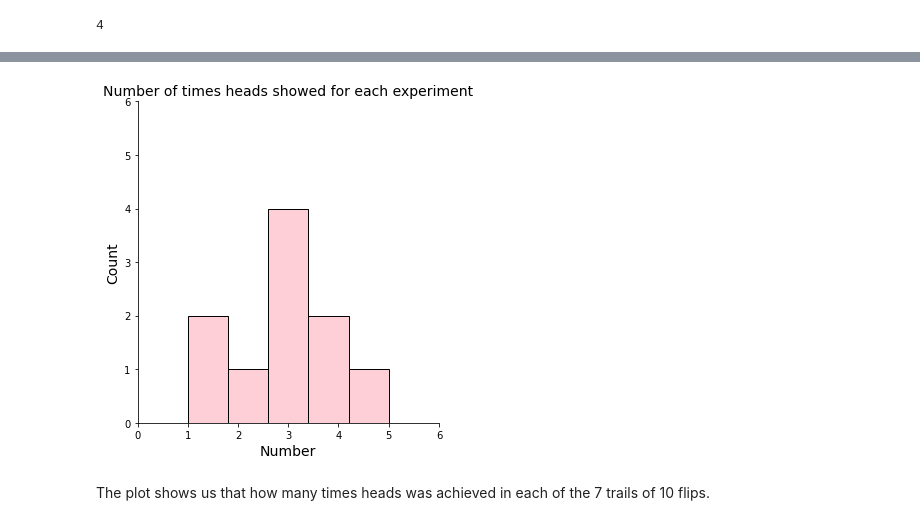
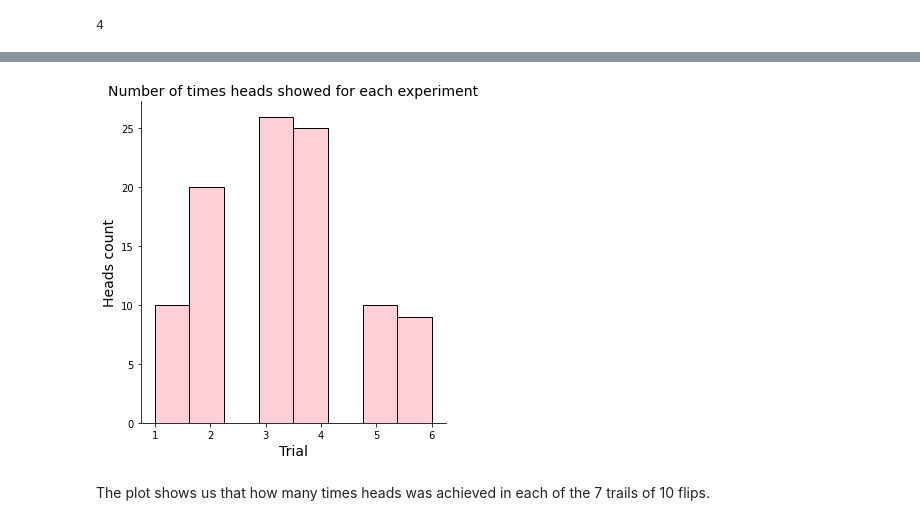
Before and after one commit to Michelleoc/programming-for-data-analysis-assignment, a Jupyter notebook: numpy-random-assignment.ipynb, the cells around one changed output, grey strips where cells are left out. Drawn from its saved outputs; the diff is of its cells as text; code cells hidden in the pictures.

```diff
--- a/numpy-random-assignment.ipynb
+++ b/numpy-random-assignment.ipynb
@@ -511,13 +563,11 @@ array([3, 2, 4, 4, 4, 5, 4, 5, 5, 4], dtype=int64)
 # %%
-# Plot the result
-sns.displot(rng.binomial(n=7, p=0.5, size=10), kde=False, color="pink")
+# Plot the result where we repeat the experiment 100 times
+sns.displot(rng.binomial(n=7, p=0.5, size=100), kde=False, color="pink")
 plt.title('Number of times heads showed for each experiment', size=14)
-plt.xticks(np.arange(7))
-plt.yticks(np.arange(7))
-plt.xlabel('Number', size=14)
-plt.ylabel('Count', size=14)
+plt.xlabel('Trial', size=14)
+plt.ylabel('Heads count', size=14)
 plt.show()
 # %% [output]
-[figure, old version]
+[figure, new version]
 # %% [markdown]
 The plot shows us that how many times heads was achieved in each of the 7 trails of 10 flips.
```
Also changed, not shown: parts of 74 cells of this notebook, 4 other files.
